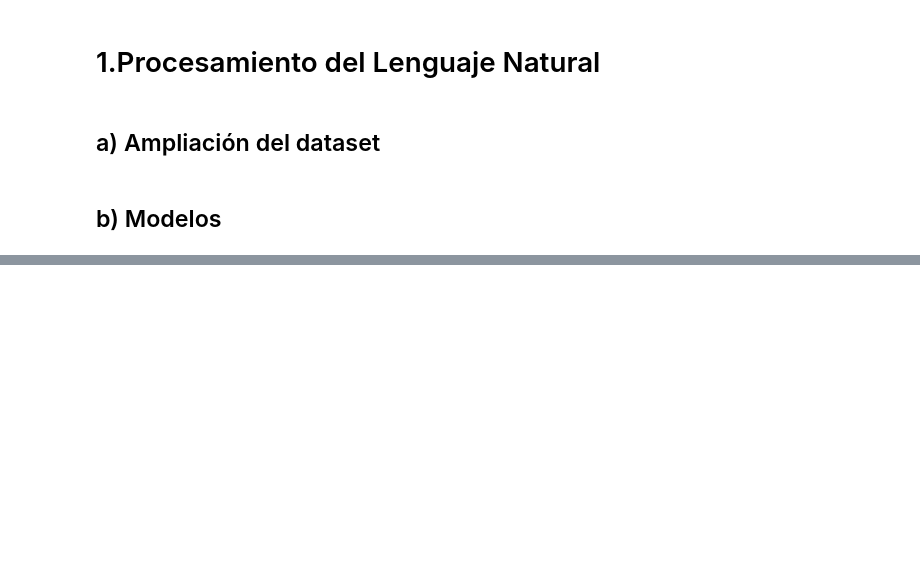
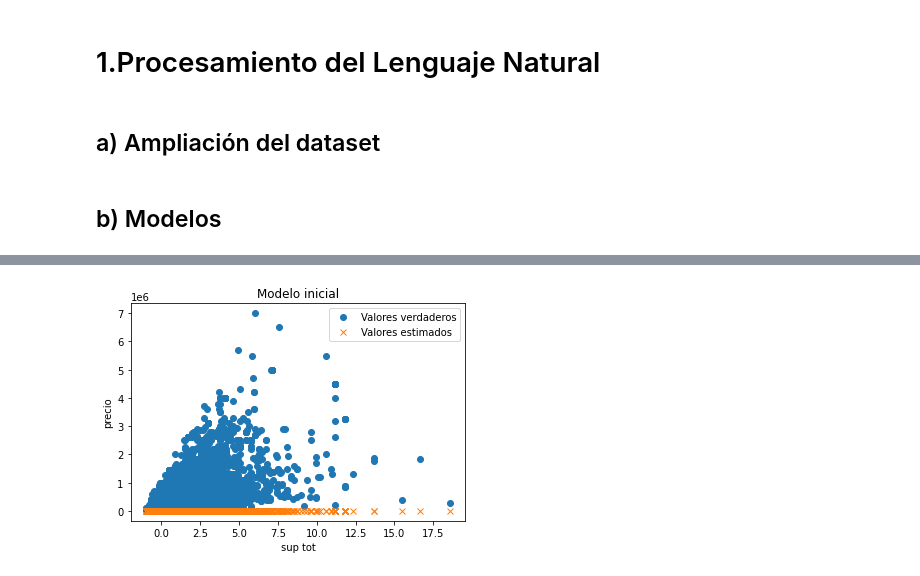
Before and after one commit to iankvdh/Organizacion-de-Datos-2C2022-GRUPO22, a Jupyter notebook: 7506R_TP2_GRUPO22_ENTREGA_N1.ipynb, the cells around one changed output, grey strips where cells are left out. Cells and saved outputs as stored; diff of their text form; code cells hidden in the pictures; blank space fills up the shorter version.

```diff
--- a/7506R_TP2_GRUPO22_ENTREGA_N1.ipynb
+++ b/7506R_TP2_GRUPO22_ENTREGA_N1.ipynb
@@ -30,0 +92,3 @@ dataset=pd.read_csv('./Datasets/properati_argentina_2021.csv').copy()
+# %%
+sscaler=StandardScaler()
+sscaler.fit(pd.DataFrame(x_train))
@@ -30,0 +97,3 @@ dataset=pd.read_csv('./Datasets/properati_argentina_2021.csv').copy()
+# %%
+x_train_transform=sscaler.transform(pd.DataFrame(x_train))
+x_test_transform=sscaler.transform(pd.DataFrame(x_test))
@@ -30,0 +102,7 @@ dataset=pd.read_csv('./Datasets/properati_argentina_2021.csv').copy()
+# %%
+# Creo un modelo Red Neuronal
+d_in=1
+d_out=1
+
+modelo1 = keras.Sequential([
+    keras.layers.Dense(1,input_shape=(d_in,))]) #, activation="relu"
@@ -30,0 +123,15 @@ dataset=pd.read_csv('./Datasets/properati_argentina_2021.csv').copy()
+# %%
+def plot_regression(modelo,x,y,title="",xlabel="x",ylabel="y"):
+    plt.figure()
+
+    plt.plot(x,y,"o",label="Valores verdaderos")
+    plt.plot(x,modelo.predict(x),"x",label="Valores estimados")
+
+    plt.xlabel(xlabel)
+    plt.ylabel(ylabel)
+    plt.title(title)
+    plt.legend()
+    plt.show()
+# %%
+plot_regression(modelo1,x_train_transform,y_train,title=f"Modelo inicial",xlabel="sup tot",ylabel="precio")
+# %% [output]
@@ -30,0 +139 @@ dataset=pd.read_csv('./Datasets/properati_argentina_2021.csv').copy()
+[figure, added]
```
Also changed, not shown: parts of 40 cells of this notebook.
